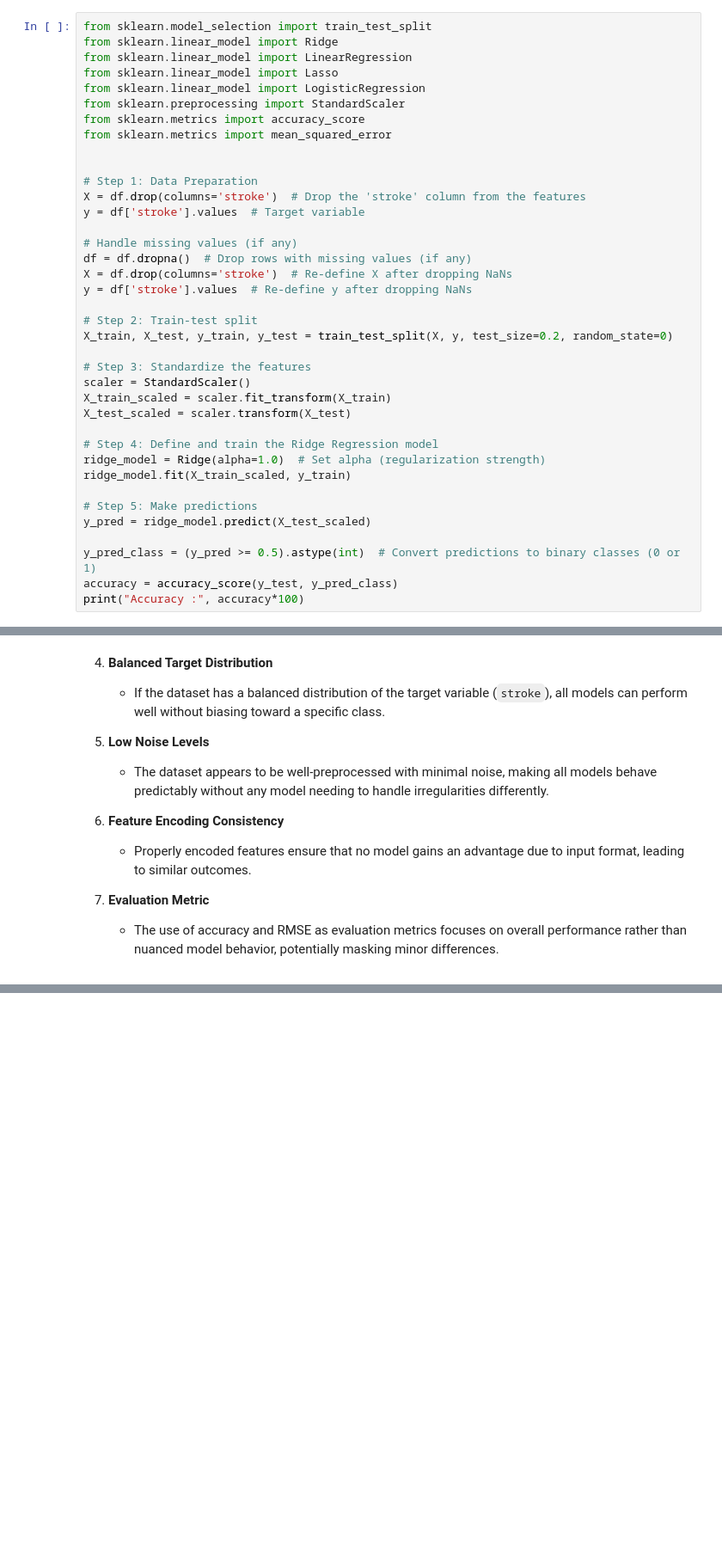
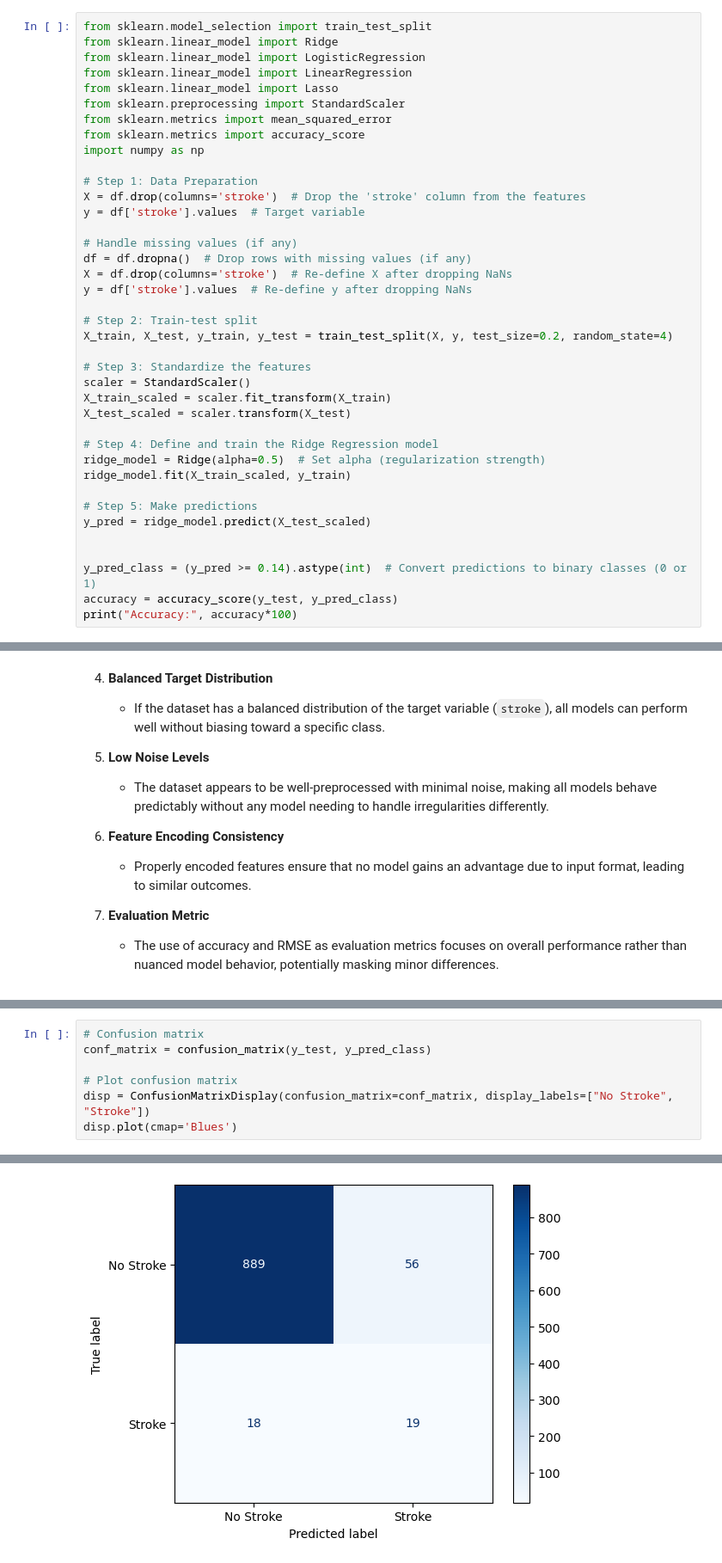
Before and after one commit to Athira-Viju/Stroke_Patient_Healthcare_Using_DeepLearning, a Jupyter notebook: Stroke_Patient_Healthcare_Using_Deep Learning.ipynb, the cells around one changed output, grey strips where cells are left out. Shown at 86% size. Saved outputs shown, nothing was run; the diff lists cells and outputs as text; blank space fills up the shorter version.

```diff
--- a/Stroke_Patient_Healthcare_Using_Deep Learning.ipynb
+++ b/Stroke_Patient_Healthcare_Using_Deep Learning.ipynb
@@ -647,13 +647,13 @@ Encoded DataFrame:
 # %%
 from sklearn.model_selection import train_test_split
 from sklearn.linear_model import Ridge
+from sklearn.linear_model import LogisticRegression
 from sklearn.linear_model import LinearRegression
 from sklearn.linear_model import Lasso
-from sklearn.linear_model import LogisticRegression
 from sklearn.preprocessing import StandardScaler
+from sklearn.metrics import mean_squared_error
 from sklearn.metrics import accuracy_score
-from sklearn.metrics import mean_squared_error
-
+import numpy as np
 
 # Step 1: Data Preparation
 X = df.drop(columns='stroke')  # Drop the 'stroke' column from the features
@@ -665,7 +665,7 @@ X = df.drop(columns='stroke')  # Re-define X after dropping NaNs
 y = df['stroke'].values  # Re-define y after dropping NaNs
 
 # Step 2: Train-test split
-X_train, X_test, y_train, y_test = train_test_split(X, y, test_size=0.2, random_state=0)
+X_train, X_test, y_train, y_test = train_test_split(X, y, test_size=0.2, random_state=4)
 
 # Step 3: Standardize the features
 scaler = StandardScaler()
@@ -673,13 +673,14 @@ X_train_scaled = scaler.fit_transform(X_train)
 X_test_scaled = scaler.transform(X_test)
 
 # Step 4: Define and train the Ridge Regression model
-ridge_model = Ridge(alpha=1.0)  # Set alpha (regularization strength)
+ridge_model = Ridge(alpha=0.5)  # Set alpha (regularization strength)
 ridge_model.fit(X_train_scaled, y_train)
 
 # Step 5: Make predictions
 y_pred = ridge_model.predict(X_test_scaled)
 
-y_pred_class = (y_pred >= 0.5).astype(int)  # Convert predictions to binary classes (0 or 1)
+
+y_pred_class = (y_pred >= 0.14).astype(int)  # Convert predictions to binary classes (0 or 1)
 accuracy = accuracy_score(y_test, y_pred_class)
-print("Accuracy :", accuracy*100)
+print("Accuracy:", accuracy*100)
 # %% [output]
@@ -878,0 +963,8 @@ However, **accuracy** does not necessarily reflect how well a model predicts the
+# %%
+# Confusion matrix
+conf_matrix = confusion_matrix(y_test, y_pred_class)
+
+# Plot confusion matrix
+disp = ConfusionMatrixDisplay(confusion_matrix=conf_matrix, display_labels=["No Stroke", "Stroke"])
+disp.plot(cmap='Blues')
+# %% [output]
@@ -878,0 +972 @@ However, **accuracy** does not necessarily reflect how well a model predicts the
+[figure, added]
```
Also changed, not shown: parts of 52 cells of this notebook, 5 other files.
